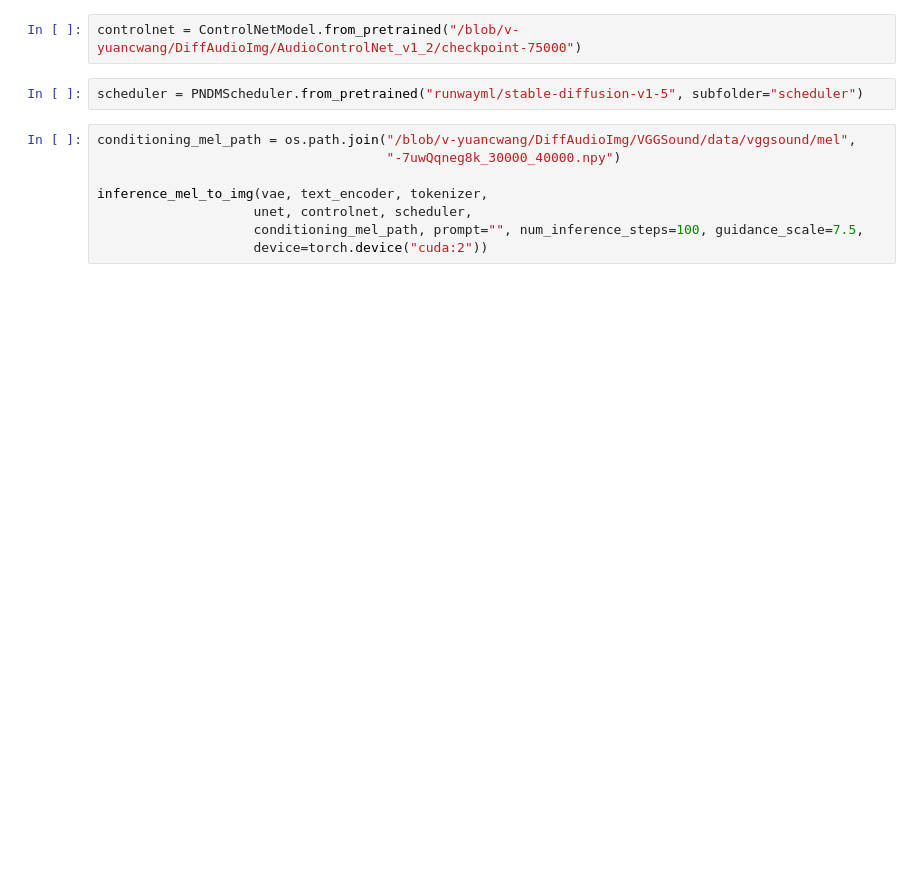
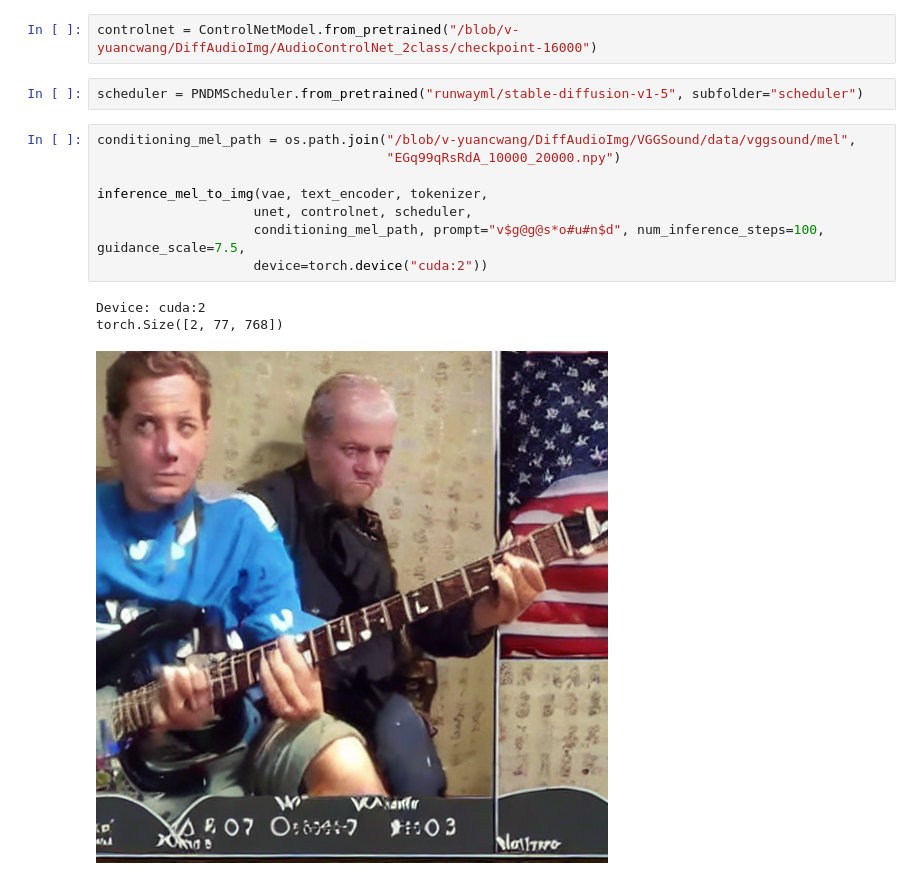
Before and after one commit to HeCheng0625/DiffAudioImg, a Jupyter notebook: test_inference.ipynb, the cells around one changed output. Saved outputs shown, nothing was run; the diff lists cells and outputs as text; blank space fills up the shorter version.

```diff
--- a/test_inference.ipynb
+++ b/test_inference.ipynb
@@ -179,16 +179,20 @@ unet = UNet2DConditionModel.from_pretrained("runwayml/stable-diffusion-v1-5", su
 text_encoder = CLIPTextModel.from_pretrained("runwayml/stable-diffusion-v1-5", subfolder="text_encoder")
 tokenizer = CLIPTokenizer.from_pretrained("runwayml/stable-diffusion-v1-5", subfolder="tokenizer")
 # %%
-controlnet = ControlNetModel.from_pretrained("/blob/v-yuancwang/DiffAudioImg/AudioControlNet_v1_2/checkpoint-75000")
+controlnet = ControlNetModel.from_pretrained("/blob/v-yuancwang/DiffAudioImg/AudioControlNet_2class/checkpoint-16000")
 # %%
 scheduler = PNDMScheduler.from_pretrained("runwayml/stable-diffusion-v1-5", subfolder="scheduler")
 # %%
 conditioning_mel_path = os.path.join("/blob/v-yuancwang/DiffAudioImg/VGGSound/data/vggsound/mel",
-                                     "-7uwQqneg8k_30000_40000.npy")
+                                     "EGq99qRsRdA_10000_20000.npy")
 
 inference_mel_to_img(vae, text_encoder, tokenizer,
                     unet, controlnet, scheduler,
-                    conditioning_mel_path, prompt="", num_inference_steps=100, guidance_scale=7.5,
+                    conditioning_mel_path, prompt="v$g@g@s*o#u#n$d", num_inference_steps=100, guidance_scale=7.5,
                     device=torch.device("cuda:2"))
+# %% [output]
+Device: cuda:2
+torch.Size([2, 77, 768])
+[figure, added]
 # %%
 image = Image.open(os.path.join("/blob/v-yuancwang/DiffAudioImg/VGGSound/data/vggsound/img_spilt",
```
Also changed, not shown: parts of 1 cell of this notebook, 5 other files.
